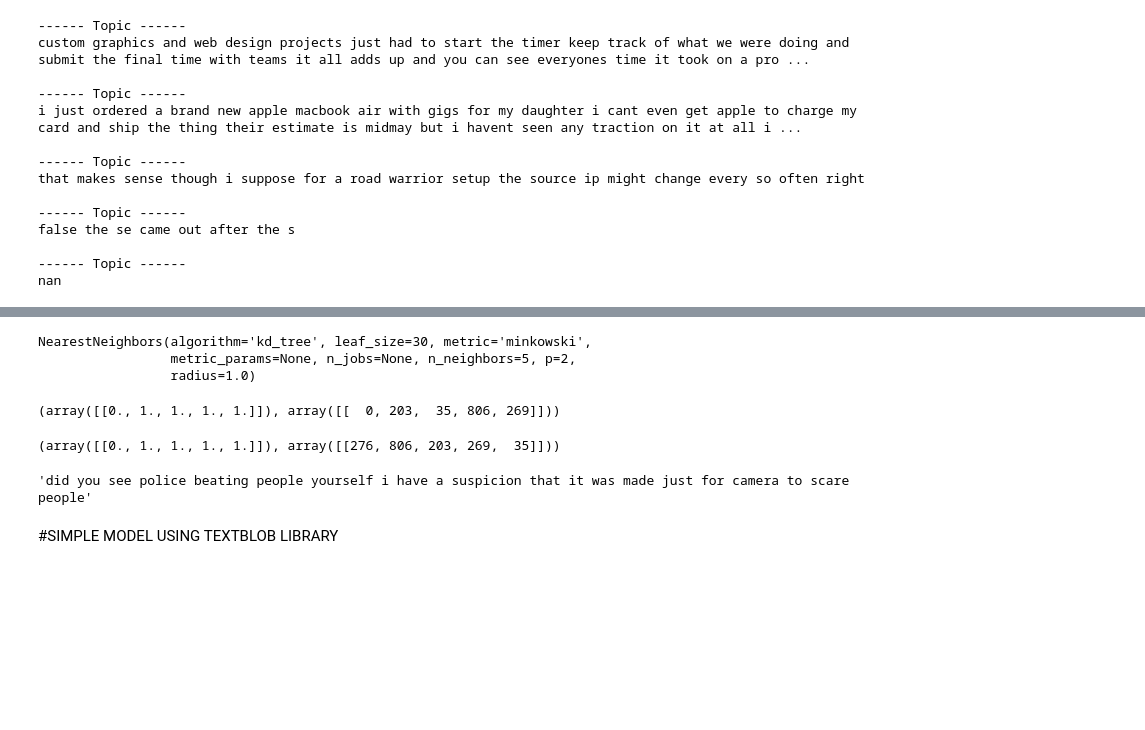
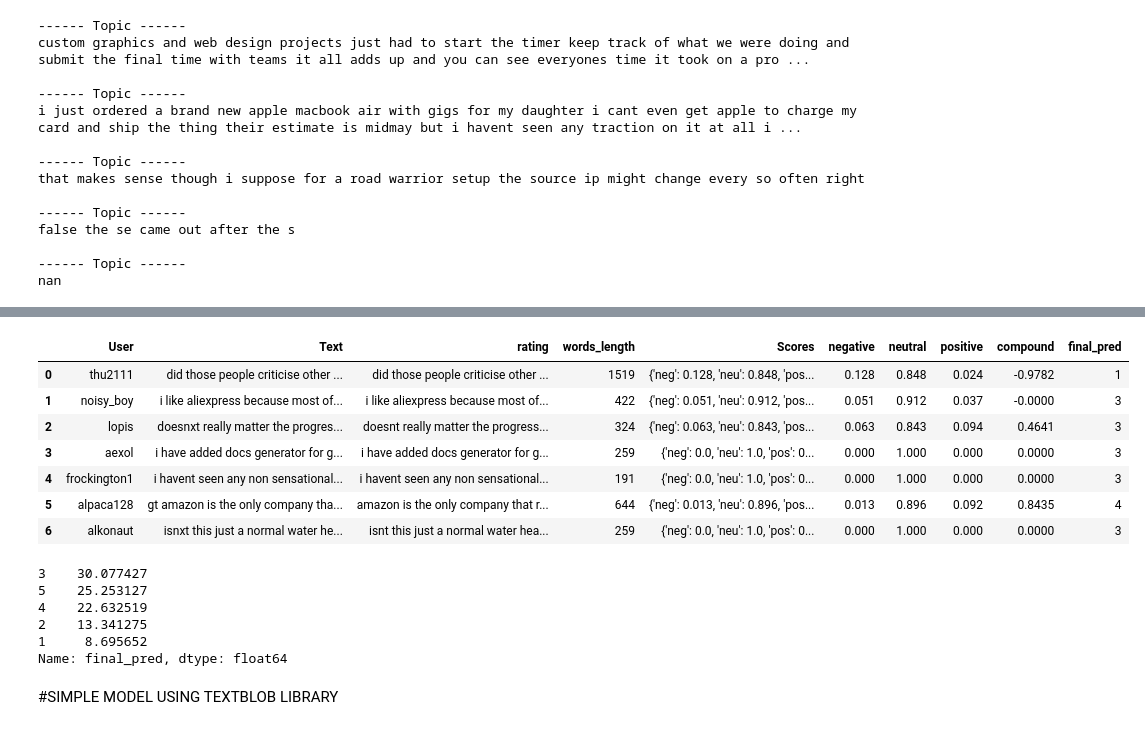
Before and after one commit to Build-Week-Saltiest-Hack-News-Trolls-2/datascience, a Jupyter notebook: Sentimental_Analysis_pre_model.ipynb, the cells around one changed output, grey strips where cells are left out. Cells and saved outputs as stored; diff of their text form; code cells hidden in the pictures; blank space fills up the shorter version.

```diff
--- a/Sentimental_Analysis_pre_model.ipynb
+++ b/Sentimental_Analysis_pre_model.ipynb
@@ -449,9 +187,0 @@ sum(dtm['zerotier'])
-# %%
-#Attributes
-result = []
-for col in dtm:
-  x = sum(dtm[col])
-  result.append(x)
-
-data = zip(vector.get_feature_names(), result)
-words = pd.DataFrame(data, columns=['words', 'count'])
@@ -502,28 +188,30 @@ dtm.head()
-# %%
-from sklearn.neighbors import NearestNeighbors
-
-#Fit on DTM
-
-nn = NearestNeighbors(n_neighbors=5, algorithm='kd_tree')
-nn.fit(dtm)
-# %% [output]
-NearestNeighbors(algorithm='kd_tree', leaf_size=30, metric='minkowski',
-                 metric_params=None, n_jobs=None, n_neighbors=5, p=2,
-                 radius=1.0)
-# %%
-nn.kneighbors([dtm.iloc[0].values])
-# %% [output]
-(array([[0., 1., 1., 1., 1.]]), array([[  0, 203,  35, 806, 269]]))
-# %%
-#Query using kneighbors
-
-nn.kneighbors([dtm.iloc[276]])
-# %% [output]
-(array([[0., 1., 1., 1., 1.]]), array([[276, 806, 203, 269,  35]]))
-# %%
-data[276][:150]
-# %% [output]
-'did you see police beating people yourself i have a suspicion that it was made just for camera to scare people'
+# %%
+# Calculate Vader sentiment score
+df['final_score'] = df['Text'].apply(lambda x: score_vader(x, vader))
+
+#Discretize variable into equal-sized buckets based on rank or based on sample quantiles.
+df['final_pred'] = pd.cut(df['final_score'], bins=5, labels=[1, 2, 3, 4, 5])
+df = df.drop('final_score', axis=1)
+df.head(7)
+# %% [output]
+|  | User | Text | rating | words_length | Scores | negative | neutral | positive | compound | final_pred |
+| 0 | thu2111 | did those people criticise other ... | did those people criticise other ... | 1519 | {'neg': 0.128, 'neu': 0.848, 'pos... | 0.128 | 0.848 | 0.024 | -0.9782 | 1 |
+| 1 | noisy_boy | i like aliexpress because most of... | i like aliexpress because most of... | 422 | {'neg': 0.051, 'neu': 0.912, 'pos... | 0.051 | 0.912 | 0.037 | -0.0000 | 3 |
+| 2 | lopis | doesnxt really matter the progres... | doesnt really matter the progress... | 324 | {'neg': 0.063, 'neu': 0.843, 'pos... | 0.063 | 0.843 | 0.094 | 0.4641 | 3 |
+| 3 | aexol | i have added docs generator for g... | i have added docs generator for g... | 259 | {'neg': 0.0, 'neu': 1.0, 'pos': 0... | 0.000 | 1.000 | 0.000 | 0.0000 | 3 |
+| 4 | frockington1 | i havent seen any non sensational... | i havent seen any non sensational... | 191 | {'neg': 0.0, 'neu': 1.0, 'pos': 0... | 0.000 | 1.000 | 0.000 | 0.0000 | 3 |
+| 5 | alpaca128 | gt amazon is the only company tha... | amazon is the only company that r... | 644 | {'neg': 0.013, 'neu': 0.896, 'pos... | 0.013 | 0.896 | 0.092 | 0.8435 | 4 |
+| 6 | alkonaut | isnxt this just a normal water he... | isnt this just a normal water hea... | 259 | {'neg': 0.0, 'neu': 1.0, 'pos': 0... | 0.000 | 1.000 | 0.000 | 0.0000 | 3 |
+# %%
+#percentage value in a column  by category
+df['final_pred'].value_counts(normalize=True) * 100
+# %% [output]
+3    30.077427
+5    25.253127
+4    22.632519
+2    13.341275
+1     8.695652
+Name: final_pred, dtype: float64
 # %% [markdown]
 #SIMPLE MODEL USING TEXTBLOB LIBRARY
 # %% [markdown]
```
Also changed, not shown: parts of 46 cells of this notebook.
